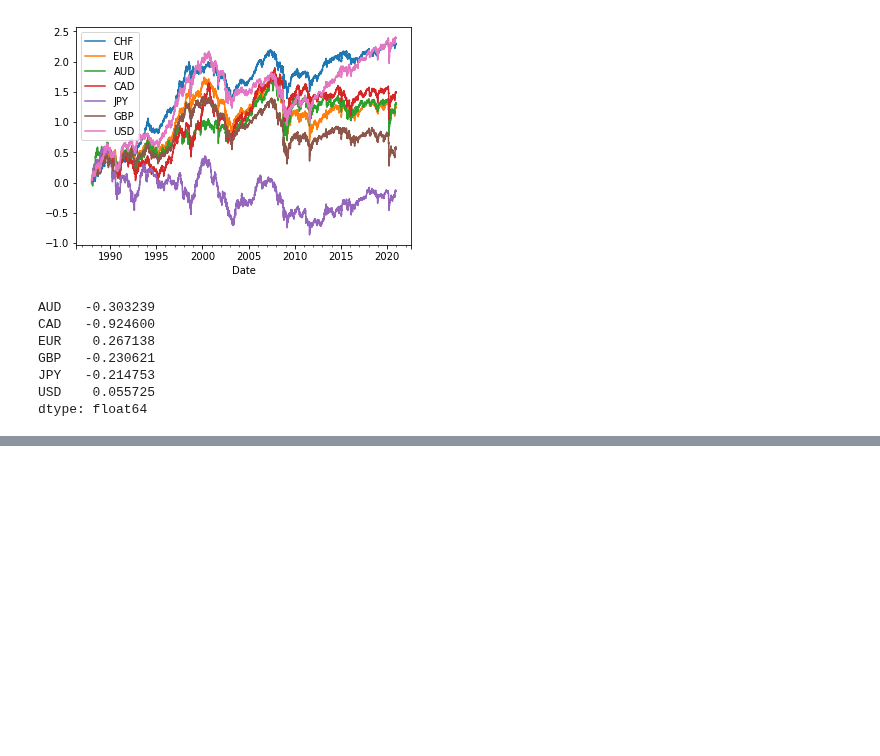
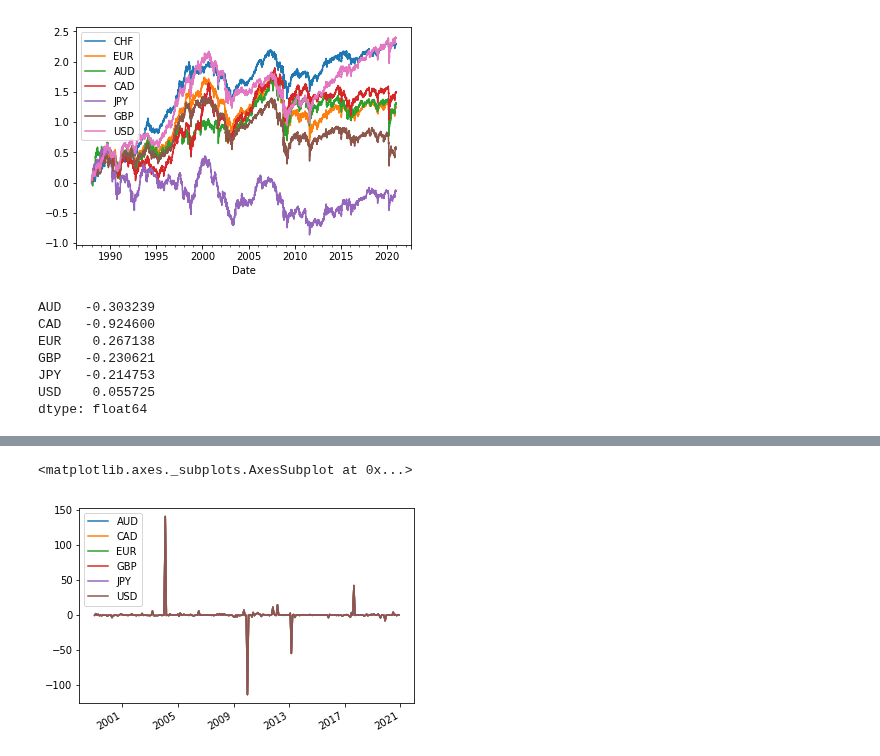
Before and after one commit to Tobias-Mann/Practicioners-Seminar-Notebook, a Jupyter notebook: Optimal Currency Hedging for International Equity Portfolios.ipynb, the cells around one changed output, grey strips where cells are left out. Drawn from its saved outputs; the diff is of its cells as text; code cells hidden in the pictures; blank space fills up the shorter version.

```diff
--- a/Optimal Currency Hedging for International Equity Portfolios.ipynb
+++ b/Optimal Currency Hedging for International Equity Portfolios.ipynb
@@ -238,0 +244,5 @@ monthly_fx_interest_returns.multiply(weights).sum(axis=1).cumsum().plot()
+# %%
+k.plot()
+# %% [output]
+<matplotlib.axes._subplots.AxesSubplot at 0x...>
+[figure, added]
```
Also changed, not shown: parts of 7 cells of this notebook.
